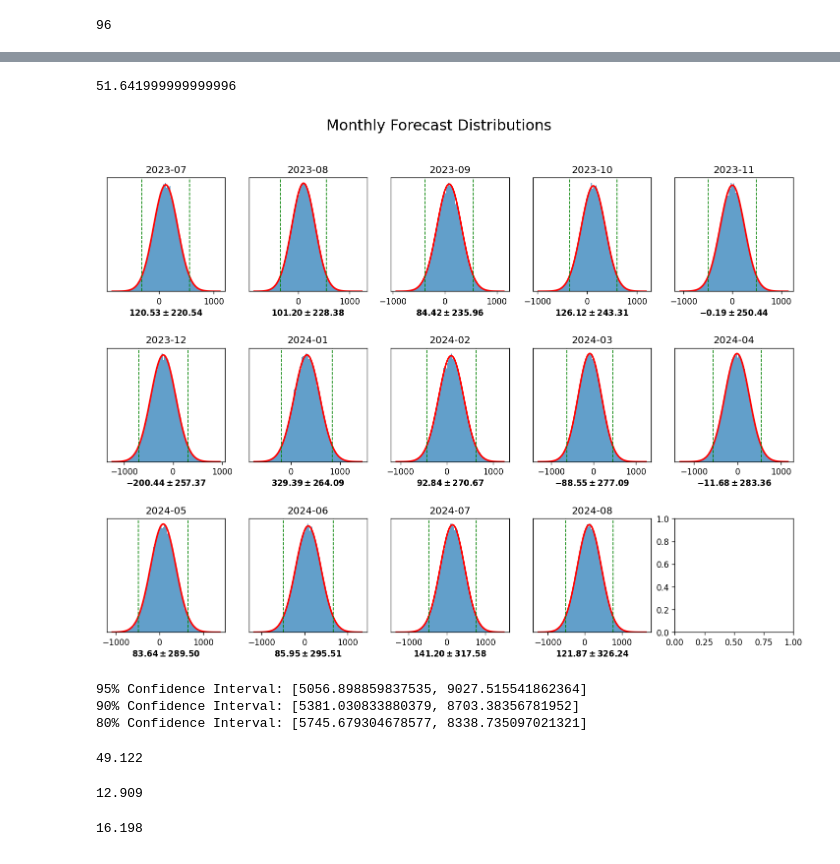
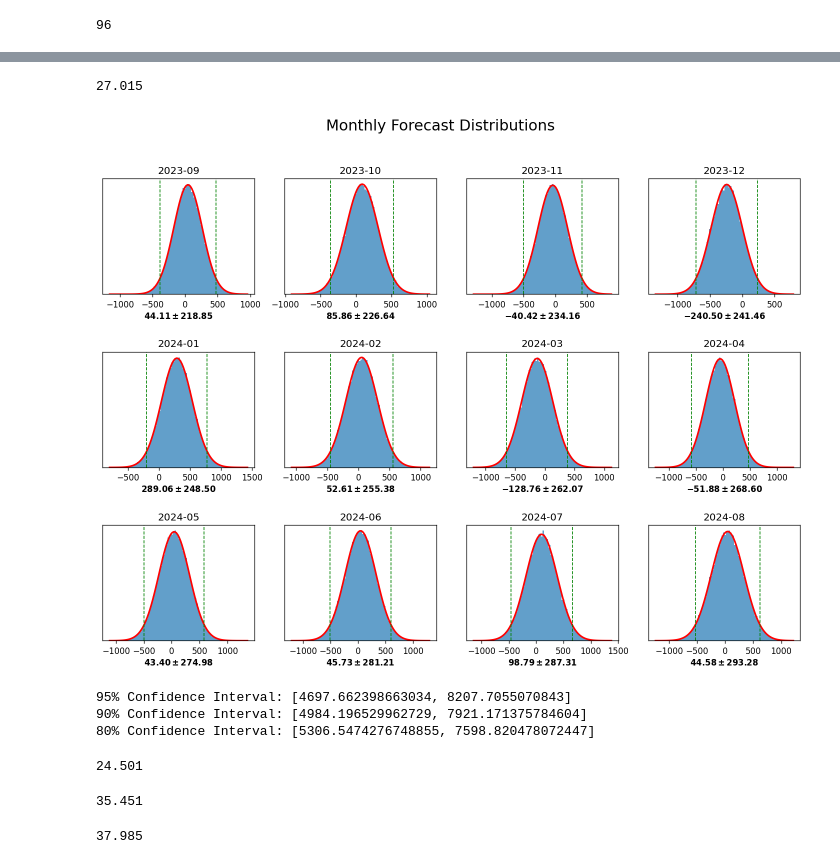
Before and after one commit to DataCollaborativeForJustice/DOC_Jail_Population_Timeseries, a Jupyter notebook: Scripts/TimeSeries_SARIMA_Monthly.ipynb, the cells around one changed output, grey strips where cells are left out. Cells and saved outputs as stored; diff of their text form; code cells hidden in the pictures.

```diff
--- a/Scripts/TimeSeries_SARIMA_Monthly.ipynb
+++ b/Scripts/TimeSeries_SARIMA_Monthly.ipynb
@@ -660,11 +668,11 @@ model_aic_fit = model_aic.fit(method_kwargs={'warn_convergence': False})
 train_predictions_aic = model_aic_fit.predict()
 
 # Perform out-of-sample forecast for 2023
-fcast_aic = model_aic_fit.forecast(steps=14)
-forecast_aic = model_aic_fit.get_forecast(steps=14).summary_frame() #get conf interval
-fc_series_aic = pd.Series(forecast_aic['mean'].values, index=range(len(monthly_counts)-1,len(monthly_counts)+13))
-lower_series_aic = pd.Series(forecast_aic.mean_ci_lower.values, index=range(len(monthly_counts)-1,len(monthly_counts)+13))
-upper_series_aic = pd.Series(forecast_aic.mean_ci_upper.values, index=range(len(monthly_counts)-1,len(monthly_counts)+13))
+fcast_aic = model_aic_fit.forecast(steps=12)
+forecast_aic = model_aic_fit.get_forecast(steps=12).summary_frame() #get conf interval
+fc_series_aic = pd.Series(forecast_aic['mean'].values, index=range(len(monthly_counts)-1,len(monthly_counts)+11))
+lower_series_aic = pd.Series(forecast_aic.mean_ci_lower.values, index=range(len(monthly_counts)-1,len(monthly_counts)+11))
+upper_series_aic = pd.Series(forecast_aic.mean_ci_upper.values, index=range(len(monthly_counts)-1,len(monthly_counts)+11))
 # %%
 forecast_aic
 # %% [output]
@@ -753,5 +748,5 @@ forecast_aic
 # %%
-steps = np.arange(114,128)
+steps = np.arange(116,128)
 
 # Construct distribution function for each step
 distributions = []
@@ -777,8 +772,8 @@ for i in steps:
     distributions.append(dist)
 # %%
 # Create a list of column labels
-start_date = pd.to_datetime("2023-07", format="%Y-%m")
-column_labels = [start_date + pd.offsets.DateOffset(months=i) for i in range(14)]
+start_date = pd.to_datetime("2023-09", format="%Y-%m")
+column_labels = [start_date + pd.offsets.DateOffset(months=i) for i in range(12)]
 column_labels = [label.strftime("%Y-%m") for label in column_labels]
 
 # Create a DataFrame with random samples
@@ -799,6 +794,6 @@ random_forecast_samps.head()
 # %%
-#daily jail pop as of May 31, 2023 is 6,016
-random_forecast_samps['Proj_Pop'] = random_forecast_samps.sum(axis=1) + 6050
+#average monthly population for aug 2023
+random_forecast_samps['Proj_Pop'] = random_forecast_samps.sum(axis=1) + 6206
 # %%
 random_forecast_samps.describe()
 # %% [output]
@@ -815,13 +810,13 @@ random_forecast_samps.describe()
 #what is the probability this number is greater than or equal to 7,000
 len(random_forecast_samps['Proj_Pop'][random_forecast_samps['Proj_Pop']>= 7000])/len(random_forecast_samps['Proj_Pop'])*100
 # %% [output]
-51.641999999999996
+27.015
 # %%
 # Create a list of month names for subplot titles
 months = list(random_forecast_samps.columns)
 
 # Set up the figure with 15 subplots
-fig, axs = plt.subplots(3, 5, figsize=(15, 10))
+fig, axs = plt.subplots(3, 4, figsize=(15, 10))
 fig.subplots_adjust(hspace=0.5)
 
 # Flatten the subplot array
@@ -833,41 +828,41 @@ for i, month in enumerate(months[:-1]):
     axs[i].hist(random_forecast_samps[month], bins=100, density=True, alpha=0.7)
 
     # Plot line
-    mean = forecast_aic.loc[i + 114, 'mean']
-    mean_se = forecast_aic.loc[i + 114, 'mean_se']
+    mean = forecast_aic.loc[i + 116, 'mean']
+    mean_se = forecast_aic.loc[i + 116, 'mean_se']
     x = np.linspace(
         random_forecast_samps[month].min(),
         random_forecast_samps[month].max(),
         100
     )
     y = norm.pdf(x, mean, mean_se)
     axs[i].plot(x, y, color='red', linewidth=2)
 
     # Add vertical lines for confidence intervals
-    ci_lower = forecast_aic.loc[i + 114, 'mean_ci_lower']
-    ci_upper = forecast_aic.loc[i + 114, 'mean_ci_upper']
+    ci_lower = forecast_aic.loc[i + 116, 'mean_ci_lower']
+    ci_upper = forecast_aic.loc[i + 116, 'mean_ci_upper']
     axs[i].axvline(ci_lower, color='green', linestyle='--', linewidth=1)
     axs[i].axvline(ci_upper, color='green', linestyle='--', linewidth=1)
 
     # Remove y-axis ticks
     axs[i].set_yticks([])
 
     # Add text for mean value
     mean_text = r'$\mathbf{{ {:.2f} \pm {:.2f} }}$'.format(mean,mean_se)
     axs[i].text(0.5, -0.15, mean_text, transform=axs[i].transAxes, ha='center', va='top', fontsize=10)
     # Set subplot title
     axs[i].set_title(month)
 
 # Remove empty subplots
 for j in range(len(months), len(axs)):
     fig.delaxes(axs[j])
 
 fig.suptitle('Monthly Forecast Distributions', fontsize=18)
 # plt.savefig('../Outputs/Monthly_Jail_Pop_forecast_distributions.png',bbox_inches = 'tight')
 # Display the figure
 plt.show()
 # %% [output]
-[figure, old version]
+[figure, new version]
 # %%
 #get the 95% CI for the mean Projected Population
 # Calculate the sample mean and standard deviation
@@ -890,24 +885,24 @@ print(f"95% Confidence Interval: [{lower_bound_95}, {upper_bound_95}]")
 print(f"90% Confidence Interval: [{lower_bound_90}, {upper_bound_90}]")
 print(f"80% Confidence Interval: [{lower_bound_80}, {upper_bound_80}]")
 # %% [output]
-95% Confidence Interval: [5056.898859837535, 9027.515541862364]
-90% Confidence Interval: [5381.030833880379, 8703.38356781952]
-80% Confidence Interval: [5745.679304678577, 8338.735097021321]
+95% Confidence Interval: [4697.662398663034, 8207.7055070843]
+90% Confidence Interval: [4984.196529962729, 7921.171375784604]
+80% Confidence Interval: [5306.5474276748855, 7598.820478072447]
 # %%
 #what is the probability this number is greater than or equal to 7,000 but below the upper bound of the 95% CI
 len(random_forecast_samps['Proj_Pop'][(random_forecast_samps['Proj_Pop']>= 7000)&(random_forecast_samps['Proj_Pop']<= upper_bound_95)])/len(random_forecast_samps['Proj_Pop'])*100
 # %% [output]
-49.122
+24.501
 # %%
-#what is the probability this number is below May 31, 2023 jail population
-len(random_forecast_samps['Proj_Pop'][(random_forecast_samps['Proj_Pop']<= 6016)&(random_forecast_samps['Proj_Pop']>= lower_bound_95)])/len(random_forecast_samps['Proj_Pop'])*100
+#what is the probability this number is below the latest monthly jail pop
+len(random_forecast_samps['Proj_Pop'][(random_forecast_samps['Proj_Pop']<= 6180)&(random_forecast_samps['Proj_Pop']>= lower_bound_95)])/len(random_forecast_samps['Proj_Pop'])*100
 # %% [output]
-12.909
+35.451
 # %%
 #what is the probability this number is below May 31, 2023 jail population
-len(random_forecast_samps['Proj_Pop'][(random_forecast_samps['Proj_Pop']<= 6049)])/len(random_forecast_samps['Proj_Pop'])*100
+len(random_forecast_samps['Proj_Pop'][(random_forecast_samps['Proj_Pop']<= 6180)])/len(random_forecast_samps['Proj_Pop'])*100
 # %% [output]
-16.198
+37.985
 # %%
 # Plot histogram
 fig, axs = plt.subplots(figsize=(5, 5))
```
Also changed, not shown: parts of 31 cells of this notebook, 4 other files.
